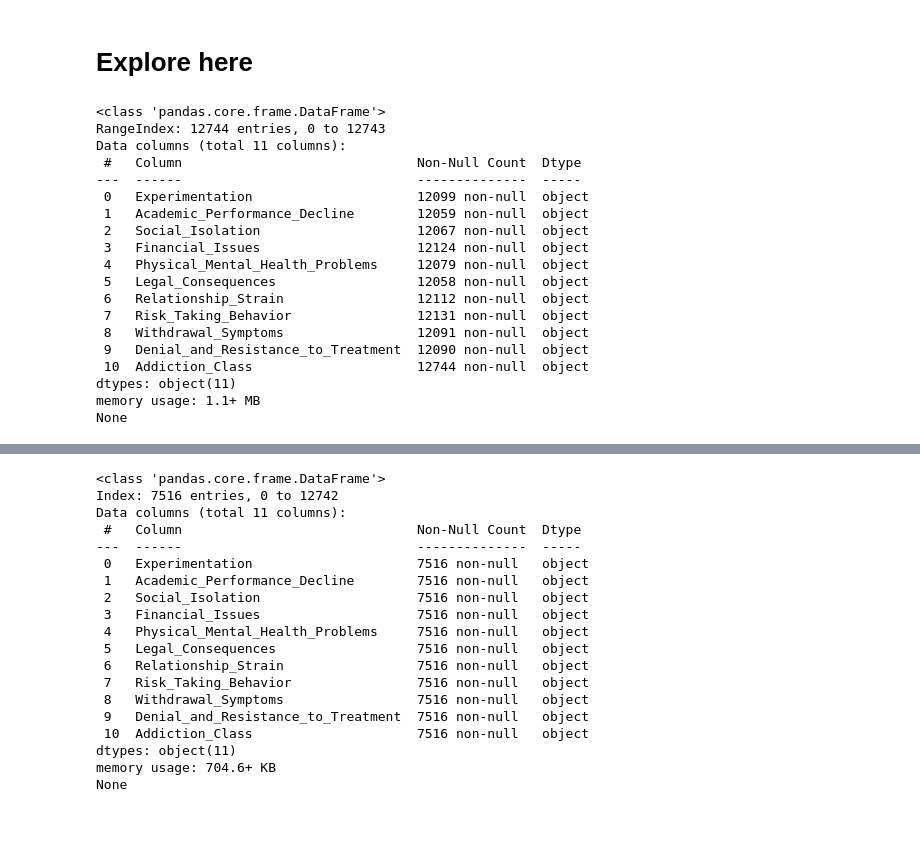
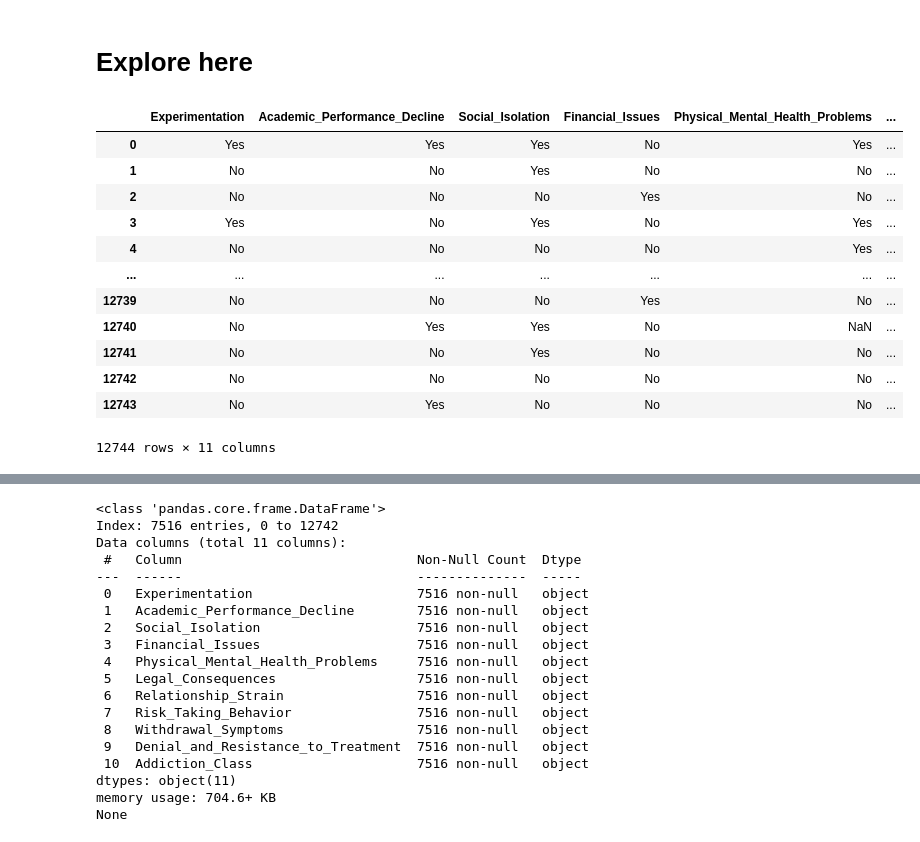
Before and after one commit to grigorow1974/tutorial-flask, a Jupyter notebook: src/explore.ipynb, the cells around one changed output, grey strips where cells are left out. Cells and saved outputs as stored; diff of their text form; code cells hidden in the pictures.

```diff
--- a/src/explore.ipynb
+++ b/src/explore.ipynb
@@ -3,26 +5,22 @@
 # %%
+# Carga de datos en DataFrame
+
 import pandas as pd
 
 df = pd.read_csv('C:/Users/sergi/Proyectos/tutorial-flask/data/raw/student_addiction_dataset_test.csv')
 
-print(df.info())
+df
 # %% [output]
+|  | Experimentation | Academic_Performance_Decline | Social_Isolation | Financial_Issues | Physical_Mental_Health_Problems | ... |
+| 0 | Yes | Yes | Yes | No | Yes | ... |
+| 1 | No | No | Yes | No | No | ... |
+| 2 | No | No | No | Yes | No | ... |
+| 3 | Yes | No | Yes | No | Yes | ... |
+| 4 | No | No | No | No | Yes | ... |
+| ... | ... | ... | ... | ... | ... | ... |
+| 12739 | No | No | No | Yes | No | ... |
+| 12740 | No | Yes | Yes | No | NaN | ... |
+| 12741 | No | No | Yes | No | No | ... |
+| 12742 | No | No | No | No | No | ... |
+| 12743 | No | Yes | No | No | No | ... |
-<class 'pandas.core.frame.DataFrame'>
-RangeIndex: 12744 entries, 0 to 12743
-Data columns (total 11 columns):
- #   Column                              Non-Null Count  Dtype
----  ------                              --------------  -----
- 0   Experimentation                     12099 non-null  object
- 1   Academic_Performance_Decline        12059 non-null  object
- 2   Social_Isolation                    12067 non-null  object
- 3   Financial_Issues                    12124 non-null  object
- 4   Physical_Mental_Health_Problems     12079 non-null  object
- 5   Legal_Consequences                  12058 non-null  object
- 6   Relationship_Strain                 12112 non-null  object
- 7   Risk_Taking_Behavior                12131 non-null  object
- 8   Withdrawal_Symptoms                 12091 non-null  object
- 9   Denial_and_Resistance_to_Treatment  12090 non-null  object
- 10  Addiction_Class                     12744 non-null  object
-dtypes: object(11)
-memory usage: 1.1+ MB
-None
+12744 rows × 11 columns
```
Also changed, not shown: parts of 10 cells of this notebook.
